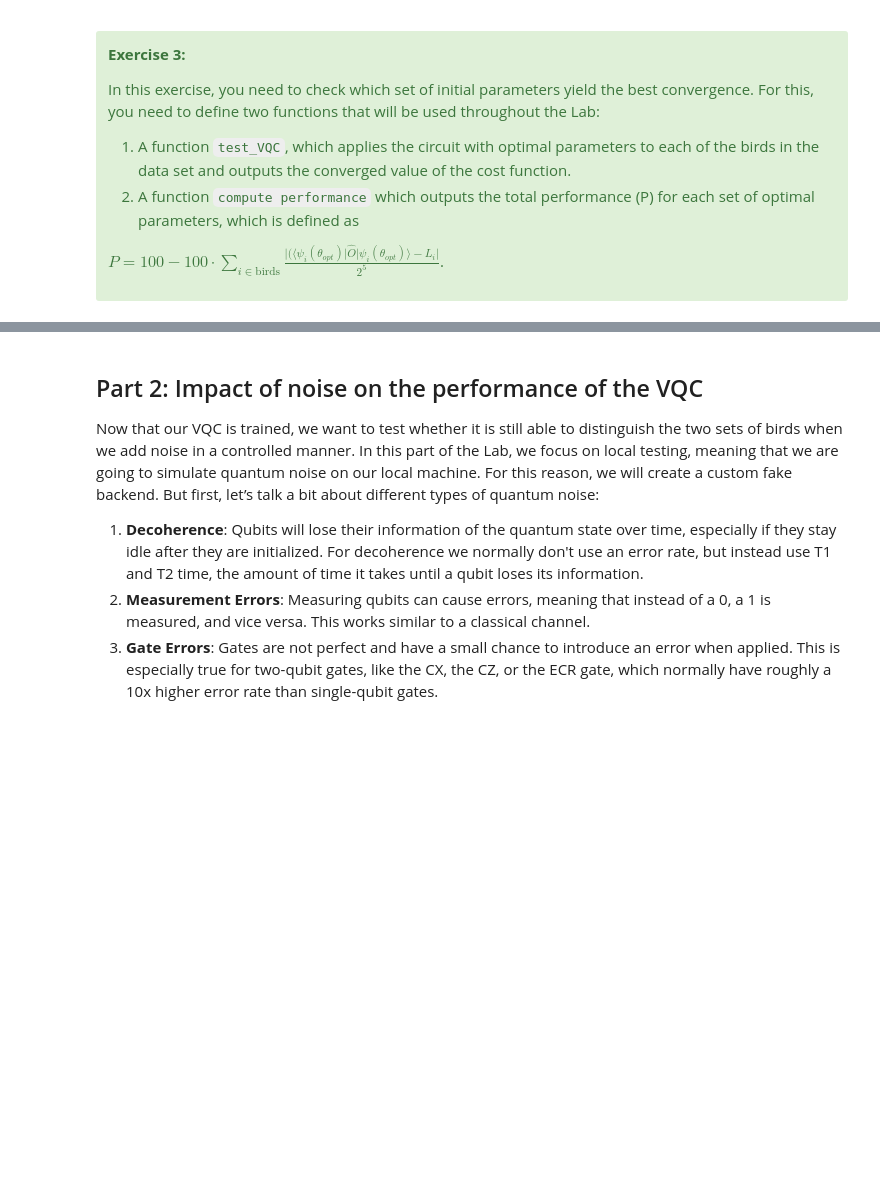
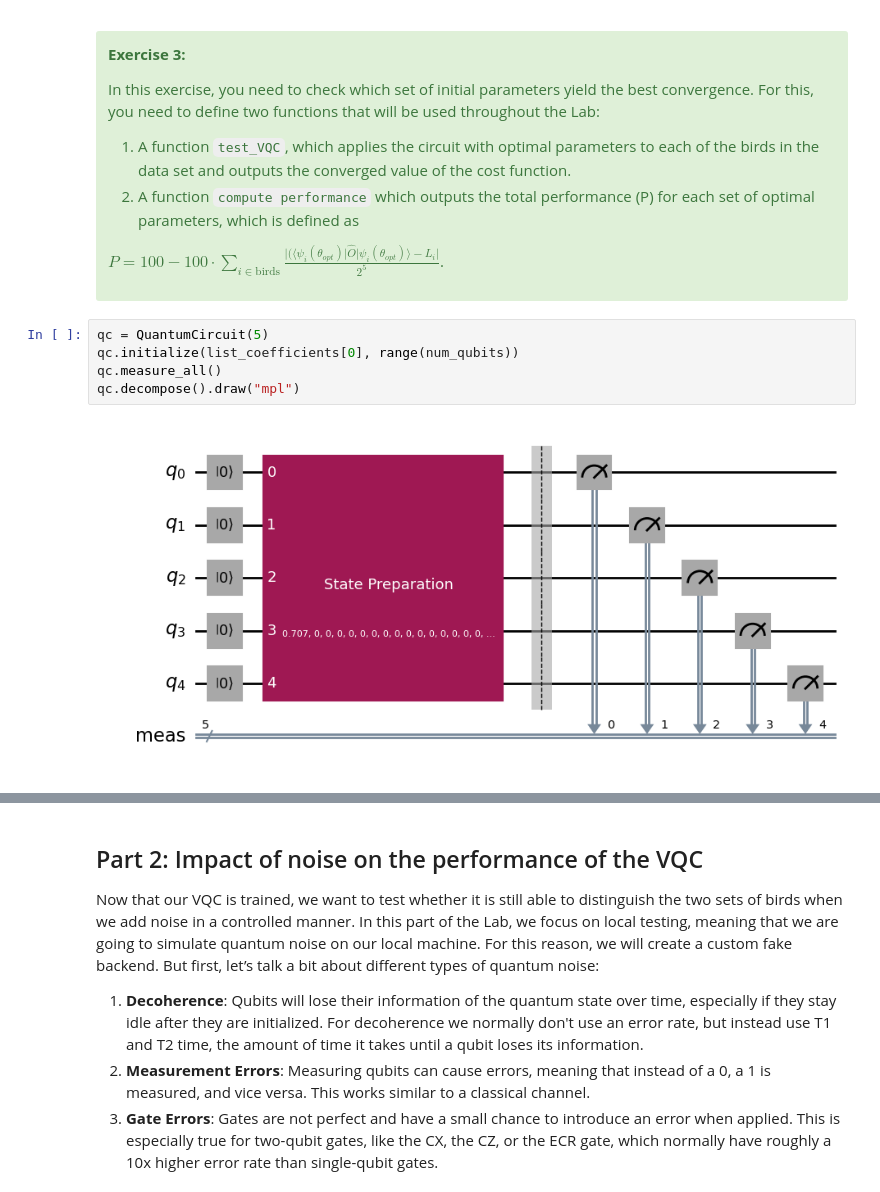
Before and after one commit to diazlcarlos98/ibm-quantum-challenge-2024, a Jupyter notebook: content/lab_4/lab-4.ipynb, the cells around one changed output, grey strips where cells are left out. Saved outputs shown, nothing was run; the diff lists cells and outputs as text; blank space fills up the shorter version.

```diff
--- a/content/lab_4/lab-4.ipynb
+++ b/content/lab_4/lab-4.ipynb
@@ -434,3 +433,10 @@ In this exercise, you need to check which set of initial parameters yield the be
 $P = 100 - 100\cdot\sum_{i\in \text{birds}} \frac{\vert (\langle \psi_i(\theta_{opt}) \vert \hat{O} \vert \psi_i(\theta_{opt})\rangle - L_i\vert}{2^5}$.
 
 </div>
+# %%
+qc = QuantumCircuit(5)
+qc.initialize(list_coefficients[0], range(num_qubits))
+qc.measure_all()
+qc.decompose().draw("mpl")
+# %% [output]
+[figure, added]
```
Also changed, not shown: parts of 10 cells of this notebook.
